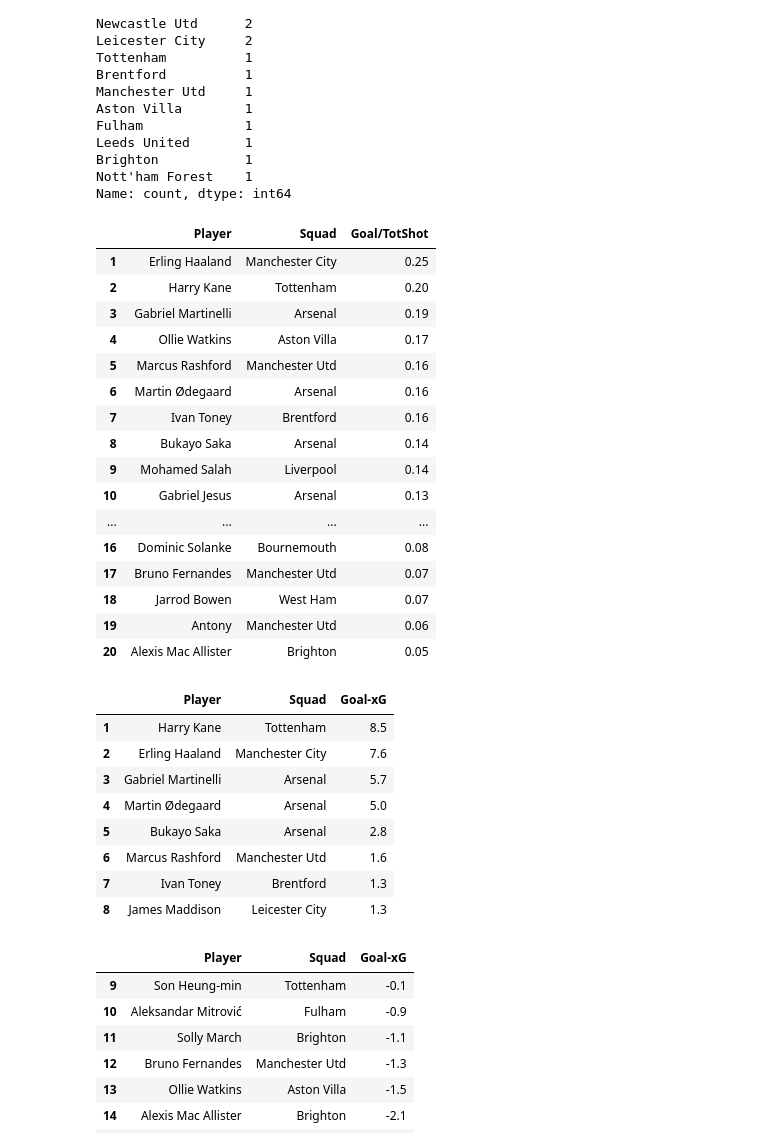
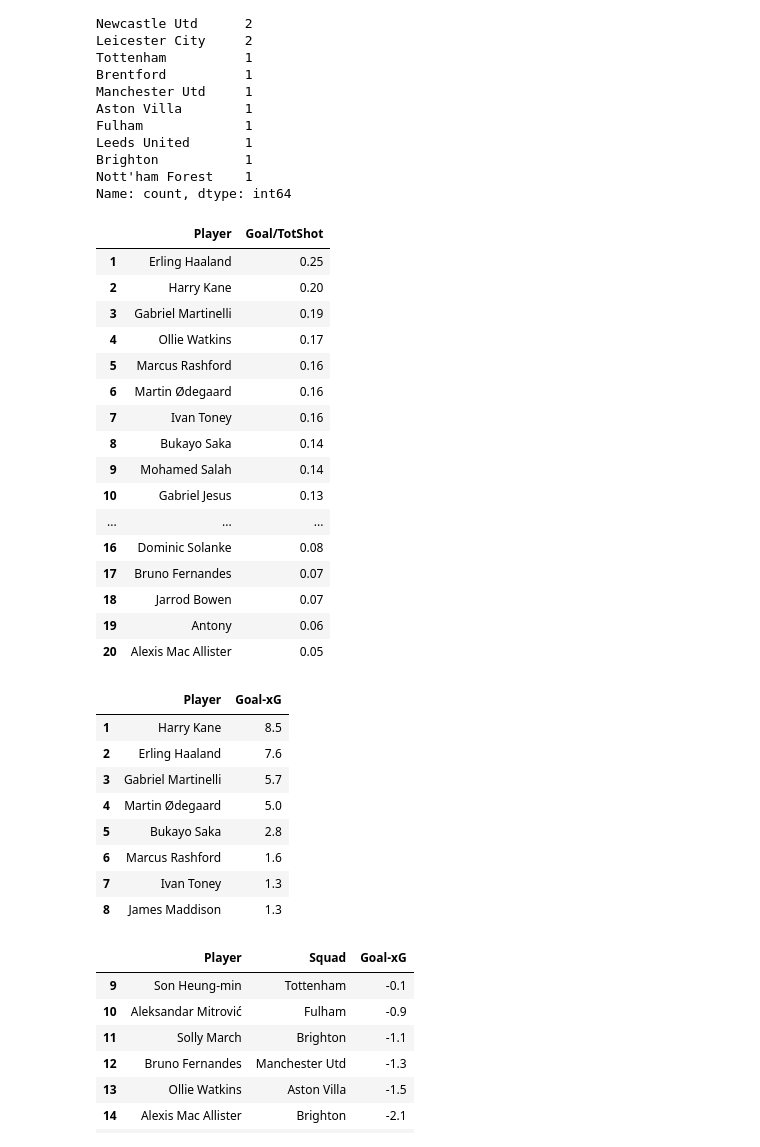
Before and after one commit to ayomidecole/Prem2022-23-data, a Jupyter notebook: 4_player_shooting_analysis.ipynb, the cells around one changed output. Saved outputs shown, nothing was run; the diff lists cells and outputs as text; code cells hidden in the pictures.

Commit message:
Finished player shooting stats  analysis

```diff
--- a/4_player_shooting_analysis.ipynb
+++ b/4_player_shooting_analysis.ipynb
@@ -121,39 +121,39 @@ Name: count, dtype: int64
 # %%
 goal_eff = player_shooting_top20.sort_values('Goal/TotShot', ascending=False).reset_index()
 goal_eff.index = goal_eff.index + 1
-goal_eff[['Player', 'Squad', 'Goal/TotShot']]
+goal_eff[['Player', 'Goal/TotShot']]
 # %% [output]
-|  | Player | Squad | Goal/TotShot |
-| 1 | Erling Haaland | Manchester City | 0.25 |
-| 2 | Harry Kane | Tottenham | 0.20 |
-| 3 | Gabriel Martinelli | Arsenal | 0.19 |
-| 4 | Ollie Watkins | Aston Villa | 0.17 |
-| 5 | Marcus Rashford | Manchester Utd | 0.16 |
-| 6 | Martin Ødegaard | Arsenal | 0.16 |
-| 7 | Ivan Toney | Brentford | 0.16 |
-| 8 | Bukayo Saka | Arsenal | 0.14 |
-| 9 | Mohamed Salah | Liverpool | 0.14 |
-| 10 | Gabriel Jesus | Arsenal | 0.13 |
-| ... | ... | ... | ... |
-| 16 | Dominic Solanke | Bournemouth | 0.08 |
-| 17 | Bruno Fernandes | Manchester Utd | 0.07 |
-| 18 | Jarrod Bowen | West Ham | 0.07 |
-| 19 | Antony | Manchester Utd | 0.06 |
-| 20 | Alexis Mac Allister | Brighton | 0.05 |
+|  | Player | Goal/TotShot |
+| 1 | Erling Haaland | 0.25 |
+| 2 | Harry Kane | 0.20 |
+| 3 | Gabriel Martinelli | 0.19 |
+| 4 | Ollie Watkins | 0.17 |
+| 5 | Marcus Rashford | 0.16 |
+| 6 | Martin Ødegaard | 0.16 |
+| 7 | Ivan Toney | 0.16 |
+| 8 | Bukayo Saka | 0.14 |
+| 9 | Mohamed Salah | 0.14 |
+| 10 | Gabriel Jesus | 0.13 |
+| ... | ... | ... |
+| 16 | Dominic Solanke | 0.08 |
+| 17 | Bruno Fernandes | 0.07 |
+| 18 | Jarrod Bowen | 0.07 |
+| 19 | Antony | 0.06 |
+| 20 | Alexis Mac Allister | 0.05 |
 # %%
 goal_xG = player_shooting_top20.sort_values('Goal-xG', ascending=False).reset_index()
 goal_xG.index = goal_xG.index + 1
-goal_xG[['Player', 'Squad', 'Goal-xG']].head(8)
+goal_xG[['Player',  'Goal-xG']].head(8)
 # %% [output]
-|  | Player | Squad | Goal-xG |
-| 1 | Harry Kane | Tottenham | 8.5 |
-| 2 | Erling Haaland | Manchester City | 7.6 |
-| 3 | Gabriel Martinelli | Arsenal | 5.7 |
-| 4 | Martin Ødegaard | Arsenal | 5.0 |
-| 5 | Bukayo Saka | Arsenal | 2.8 |
-| 6 | Marcus Rashford | Manchester Utd | 1.6 |
-| 7 | Ivan Toney | Brentford | 1.3 |
-| 8 | James Maddison | Leicester City | 1.3 |
+|  | Player | Goal-xG |
+| 1 | Harry Kane | 8.5 |
+| 2 | Erling Haaland | 7.6 |
+| 3 | Gabriel Martinelli | 5.7 |
+| 4 | Martin Ødegaard | 5.0 |
+| 5 | Bukayo Saka | 2.8 |
+| 6 | Marcus Rashford | 1.6 |
+| 7 | Ivan Toney | 1.3 |
+| 8 | James Maddison | 1.3 |
 # %%
 goal_xG = player_shooting_top20.sort_values('Goal-xG', ascending=False).reset_index()
 goal_xG.index = goal_xG.index + 1
```
